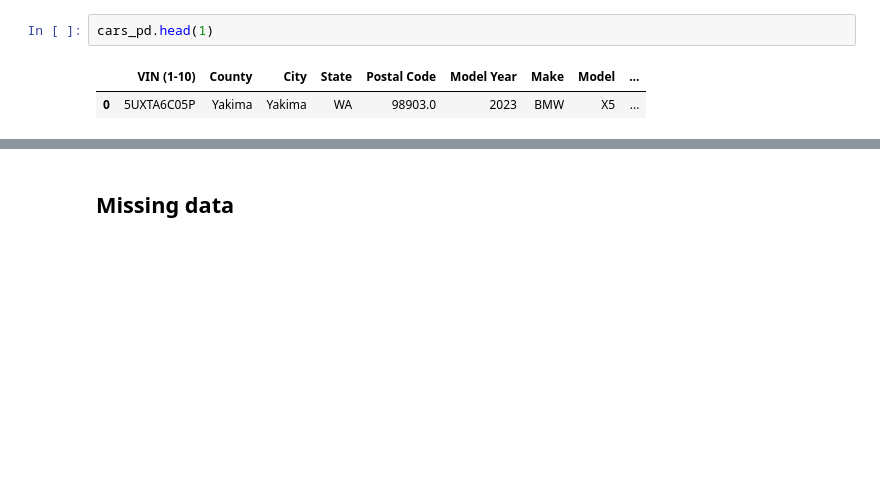
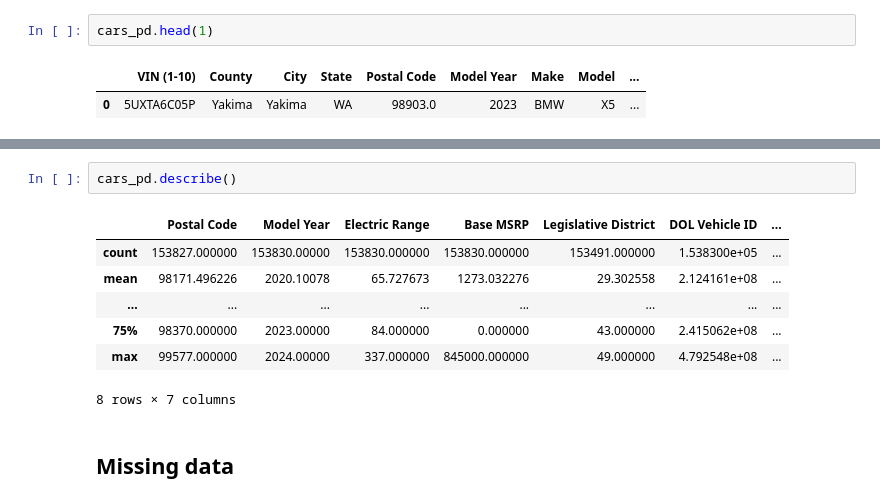
Before and after one commit to Gauss-PWr/data-manipulation-tutorials, a Jupyter notebook: polars.ipynb, the cells around one changed output, grey strips where cells are left out. Drawn from its saved outputs; the diff is of its cells as text; blank space fills up the shorter version.

```diff
--- a/polars.ipynb
+++ b/polars.ipynb
@@ -89,6 +89,16 @@ shape: (9, 18)
 | … | … | … | … | … | … | … | … | … | ... |
 | "75%" | null | null | null | null | 98370.0 | 2023.0 | null | null | ... |
 | "max" | "ZASPATDWXR" | "Yellowstone" | "Zillah" | "WY" | 99577.0 | 2024.0 | "WHEEGO ELECTRI… | "XC90" | ... |
+# %%
+cars_pd.describe()
+# %% [output]
+|  | Postal Code | Model Year | Electric Range | Base MSRP | Legislative District | DOL Vehicle ID | ... |
+| count | 153827.000000 | 153830.00000 | 153830.000000 | 153830.000000 | 153491.000000 | 1.538300e+05 | ... |
+| mean | 98171.496226 | 2020.10078 | 65.727673 | 1273.032276 | 29.302558 | 2.124161e+08 | ... |
+| ... | ... | ... | ... | ... | ... | ... | ... |
+| 75% | 98370.000000 | 2023.00000 | 84.000000 | 0.000000 | 43.000000 | 2.415062e+08 | ... |
+| max | 99577.000000 | 2024.00000 | 337.000000 | 845000.000000 | 49.000000 | 4.792548e+08 | ... |
+8 rows × 7 columns
 # %% [markdown]
 ## Missing data
 # %% [markdown]
```
Also changed, not shown: parts of 19 cells of this notebook.
